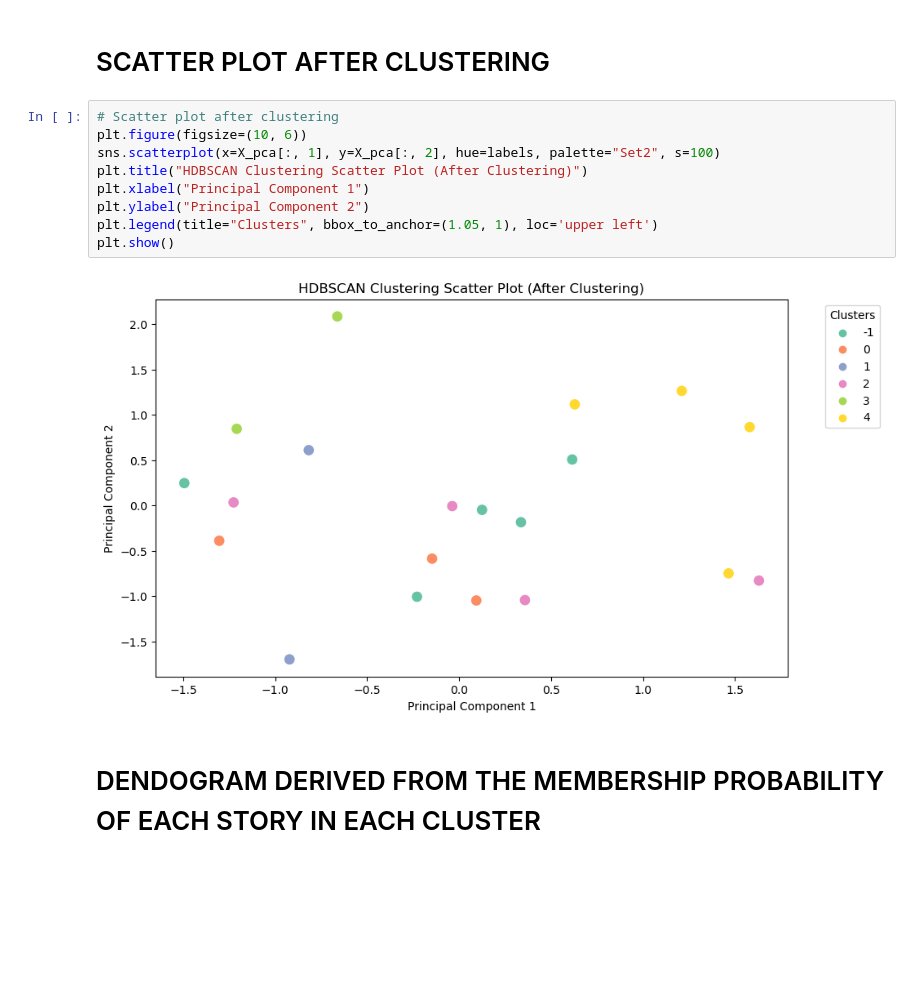
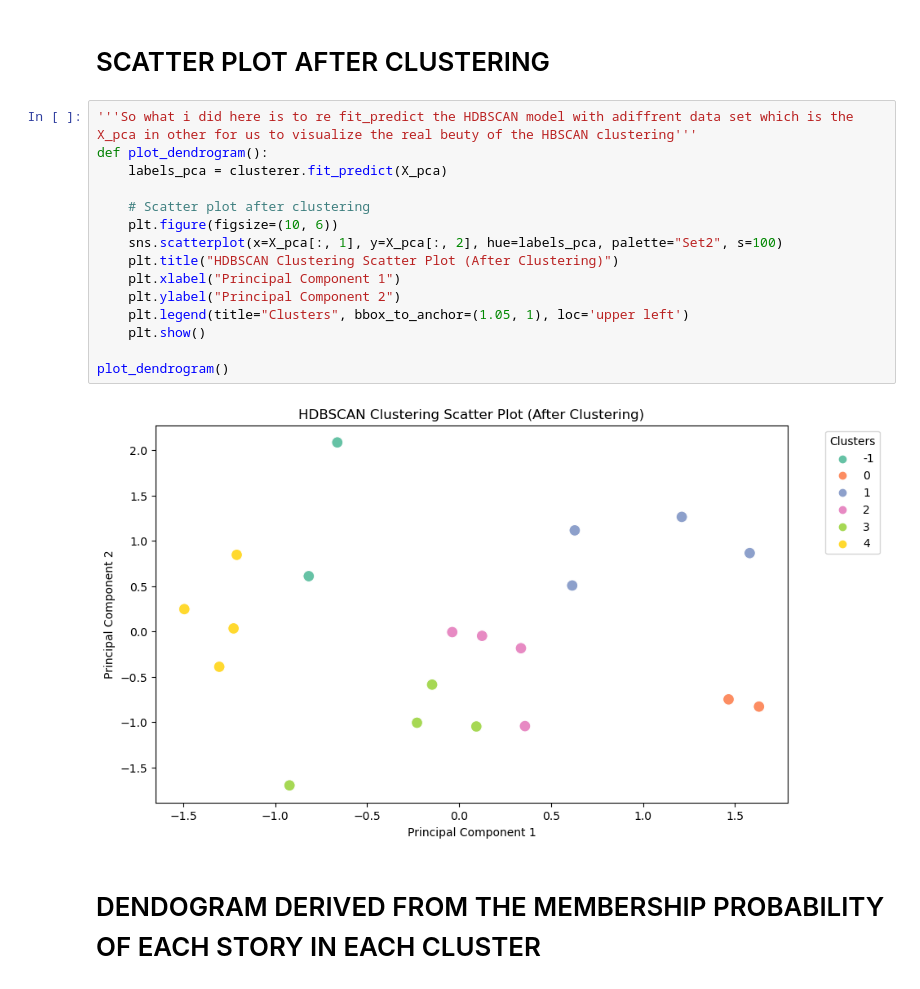
Before and after one commit to Itz-samad/Jobs-To-Be-Done-JTBD-Analysis, a Jupyter notebook: HDBSCAN.ipynb, the cells around one changed output. Cells and saved outputs as stored; diff of their text form; blank space fills up the shorter version.

Commit message:
update hdbscan

```diff
--- a/HDBSCAN.ipynb
+++ b/HDBSCAN.ipynb
@@ -95,16 +95,22 @@ data["Cluster"] = labels
 # %% [markdown]
 # SCATTER PLOT AFTER CLUSTERING
 # %%
-# Scatter plot after clustering
-plt.figure(figsize=(10, 6))
-sns.scatterplot(x=X_pca[:, 1], y=X_pca[:, 2], hue=labels, palette="Set2", s=100)
-plt.title("HDBSCAN Clustering Scatter Plot (After Clustering)")
-plt.xlabel("Principal Component 1")
-plt.ylabel("Principal Component 2")
-plt.legend(title="Clusters", bbox_to_anchor=(1.05, 1), loc='upper left')
-plt.show()
+'''So what i did here is to re fit_predict the HDBSCAN model with adiffrent data set which is the X_pca in other for us to visualize the real beuty of the HBSCAN clustering'''
+def plot_dendrogram():
+    labels_pca = clusterer.fit_predict(X_pca)
+
+    # Scatter plot after clustering
+    plt.figure(figsize=(10, 6))
+    sns.scatterplot(x=X_pca[:, 1], y=X_pca[:, 2], hue=labels_pca, palette="Set2", s=100)
+    plt.title("HDBSCAN Clustering Scatter Plot (After Clustering)")
+    plt.xlabel("Principal Component 1")
+    plt.ylabel("Principal Component 2")
+    plt.legend(title="Clusters", bbox_to_anchor=(1.05, 1), loc='upper left')
+    plt.show()
+
+plot_dendrogram()
 # %% [output]
-[figure, old version]
+[figure, new version]
 # %% [markdown]
 # DENDOGRAM DERIVED FROM THE MEMBERSHIP PROBABILITY OF EACH STORY IN EACH CLUSTER
 # %% [markdown]
```
Also changed, not shown: parts of 1 cell of this notebook.
